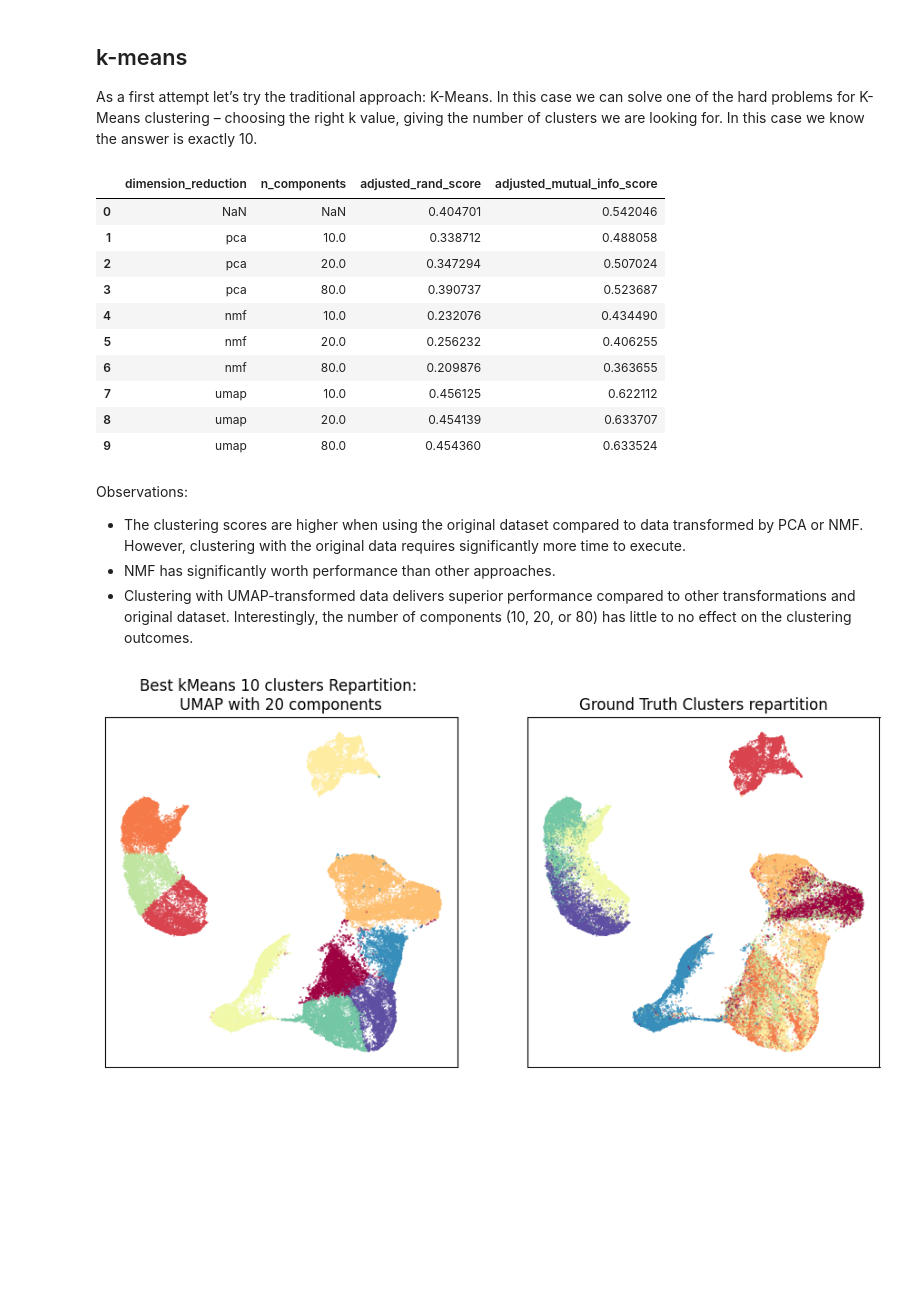
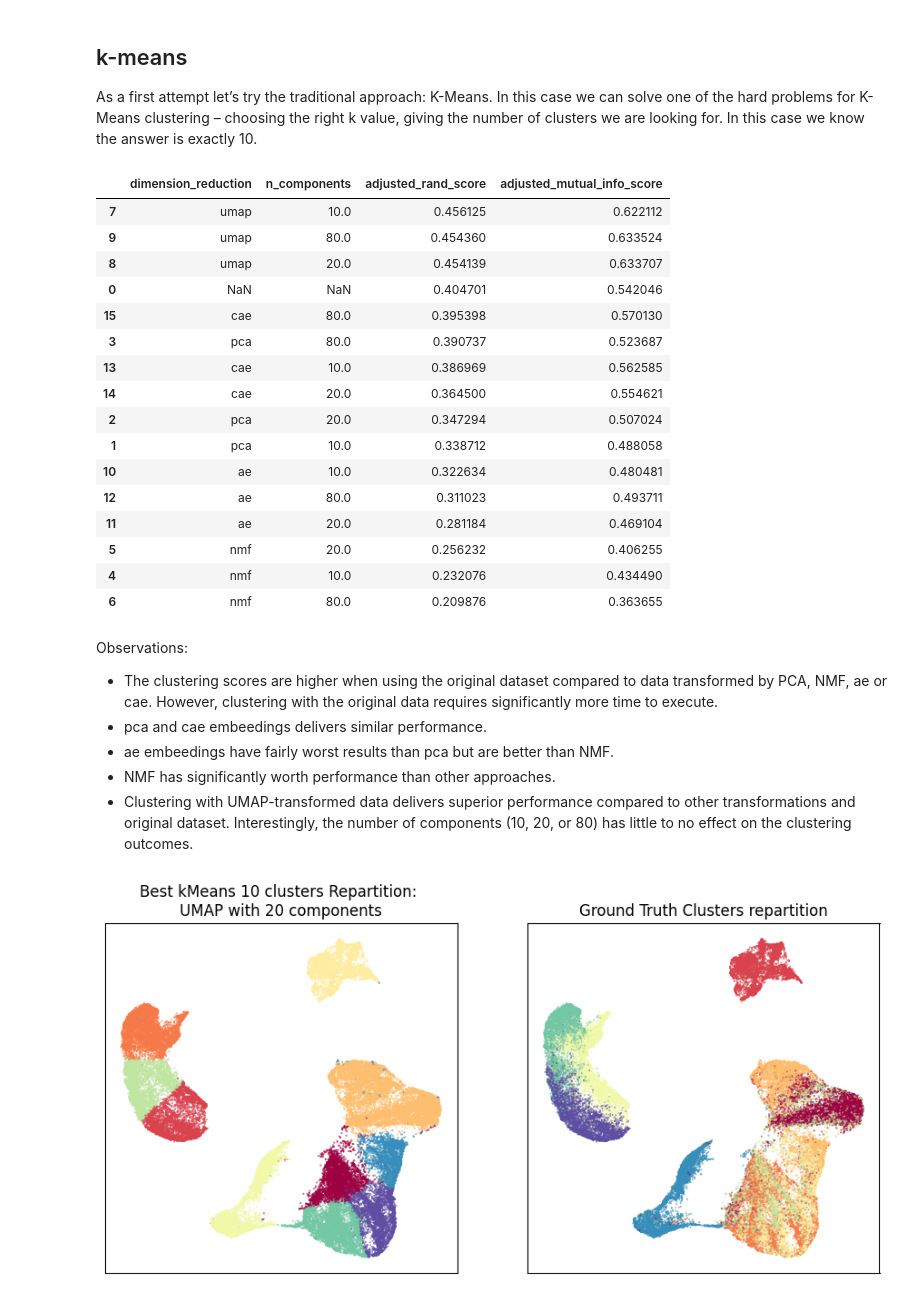
Before and after one commit to Martin-Labenne/fashion-mnist-clusturing, a Jupyter notebook: clustering.ipynb, the cells around one changed output. Cells and saved outputs as stored; diff of their text form; code cells hidden in the pictures; blank space fills up the shorter version.

```diff
--- a/clustering.ipynb
+++ b/clustering.ipynb
@@ -62,6 +81,7 @@ train_data_filename = 'fashion-mnist_train.csv'
 df = pd.read_csv(kaggle_data_forlder / train_data_filename)
 
 X_train, y_train = df.drop(columns='label'), df['label']
+(_, tf_y_train), (_, _) = tf_datasets.fashion_mnist.load_data()
 
 custom_normalizer = FunctionTransformer(func=(lambda x: x / 255), inverse_func=(lambda x: (x*255).astype(int)))
 
@@ -83,14 +103,17 @@ if not SCORES_FOLDER.exists():
 X_umap_2 = pd.read_csv(DATA_FOLDER / 'X_umap_2.csv')
 # %%
 def model_evaluate(model, dim_reduction_strat=None, n_components=None, sample_size=None):
-
-    y = y_train
 
     if dim_reduction_strat is None :
         X = X_scaled
     else :
         data_path = DATA_FOLDER / f'X_{dim_reduction_strat}_{n_components}.csv'
         X = pd.read_csv(data_path)
+
+    if dim_reduction_strat not in ['ae', 'cae']:
+        y = y_train
+    else:
+        y = tf_y_train
 
     if sample_size is not None:
         X, _, y, _ = train_test_split(X, y, train_size=sample_size, random_state=42)
@@ -157,47 +180,95 @@ else :
             'dimension_reduction': 'nmf',
             'n_components': 80,
             **model_evaluate(KMeans(n_clusters=10, random_state=42), 'nmf', 80)
         },
     ]
 
     ### UMAP Transformed Data
     k_means_scores += [
         {
             'dimension_reduction': 'umap',
             'n_components': 10,
             **model_evaluate(KMeans(n_clusters=10, random_state=42), 'umap', 10)
         },
         {
             'dimension_reduction': 'umap',
             'n_components': 20,
             **model_evaluate(KMeans(n_clusters=10, random_state=42), 'umap', 20)
         },
         {
             'dimension_reduction': 'umap',
             'n_components': 80,
             **model_evaluate(KMeans(n_clusters=10, random_state=42), 'umap', 80)
         },
     ]
 
+    ### Auto-Encoder Transformed Data
+    k_means_scores += [
+        {
+            'dimension_reduction': 'ae',
+            'n_components': 10,
+            **model_evaluate(KMeans(n_clusters=10, random_state=42), 'ae', 10)
+        },
+        {
+            'dimension_reduction': 'ae',
+            'n_components': 20,
+            **model_evaluate(KMeans(n_clusters=10, random_state=42), 'ae', 20)
+        },
+        {
+            'dimension_reduction': 'ae',
+            'n_components': 80,
+            **model_evaluate(KMeans(n_clusters=10, random_state=42), 'ae', 80)
+        },
+    ]
+    ### Convolutional Auto-Encoder Transformed Data
+    k_means_scores += [
+        {
+            'dimension_reduction': 'cae',
+            'n_components': 10,
+            **model_evaluate(KMeans(n_clusters=10, random_state=42), 'cae', 10)
+        },
+        {
+            'dimension_reduction': 'cae',
+            'n_components': 20,
+            **model_evaluate(KMeans(n_clusters=10, random_state=42), 'cae', 20)
+        },
+        {
+            'dimension_reduction': 'cae',
+            'n_components': 80,
+            **model_evaluate(KMeans(n_clusters=10, random_state=42), 'cae', 80)
+        },
+    ]
+
     k_means_scores_df = pd.DataFrame(k_means_scores)
     k_means_scores_df.to_csv(SCORES_FOLDER / 'k_means_scores.csv', index=False)
 
-k_means_scores_df
+k_means_scores_df.sort_values(
+    by=['adjusted_rand_score', 'adjusted_mutual_info_score']
+    , ascending=[False, False]
+)
 # %% [output]
 |  | dimension_reduction | n_components | adjusted_rand_score | adjusted_mutual_info_score |
+| 7 | umap | 10.0 | 0.456125 | 0.622112 |
+| 9 | umap | 80.0 | 0.454360 | 0.633524 |
+| 8 | umap | 20.0 | 0.454139 | 0.633707 |
 | 0 | NaN | NaN | 0.404701 | 0.542046 |
+| 15 | cae | 80.0 | 0.395398 | 0.570130 |
+| 3 | pca | 80.0 | 0.390737 | 0.523687 |
+| 13 | cae | 10.0 | 0.386969 | 0.562585 |
+| 14 | cae | 20.0 | 0.364500 | 0.554621 |
+| 2 | pca | 20.0 | 0.347294 | 0.507024 |
 | 1 | pca | 10.0 | 0.338712 | 0.488058 |
-| 2 | pca | 20.0 | 0.347294 | 0.507024 |
-| 3 | pca | 80.0 | 0.390737 | 0.523687 |
+| 10 | ae | 10.0 | 0.322634 | 0.480481 |
+| 12 | ae | 80.0 | 0.311023 | 0.493711 |
+| 11 | ae | 20.0 | 0.281184 | 0.469104 |
+| 5 | nmf | 20.0 | 0.256232 | 0.406255 |
 | 4 | nmf | 10.0 | 0.232076 | 0.434490 |
-| 5 | nmf | 20.0 | 0.256232 | 0.406255 |
 | 6 | nmf | 80.0 | 0.209876 | 0.363655 |
-| 7 | umap | 10.0 | 0.456125 | 0.622112 |
-| 8 | umap | 20.0 | 0.454139 | 0.633707 |
-| 9 | umap | 80.0 | 0.454360 | 0.633524 |
 # %% [markdown]
 Observations:
-- The clustering scores are higher when using the original dataset compared to data transformed by PCA or NMF. However, clustering with the original data requires significantly more time to execute.
+- The clustering scores are higher when using the original dataset compared to data transformed by PCA, NMF, ae or cae. However, clustering with the original data requires significantly more time to execute.
+- pca and cae embeedings delivers similar performance.
+- ae embeedings have fairly worst results than pca but are better than NMF.
 - NMF has significantly worth performance than other approaches.
 - Clustering with UMAP-transformed data delivers superior performance compared to other transformations and original dataset. Interestingly, the number of components (10, 20, or 80) has little to no effect on the clustering outcomes.
 # %%
```
Also changed, not shown: parts of 9 cells of this notebook.
